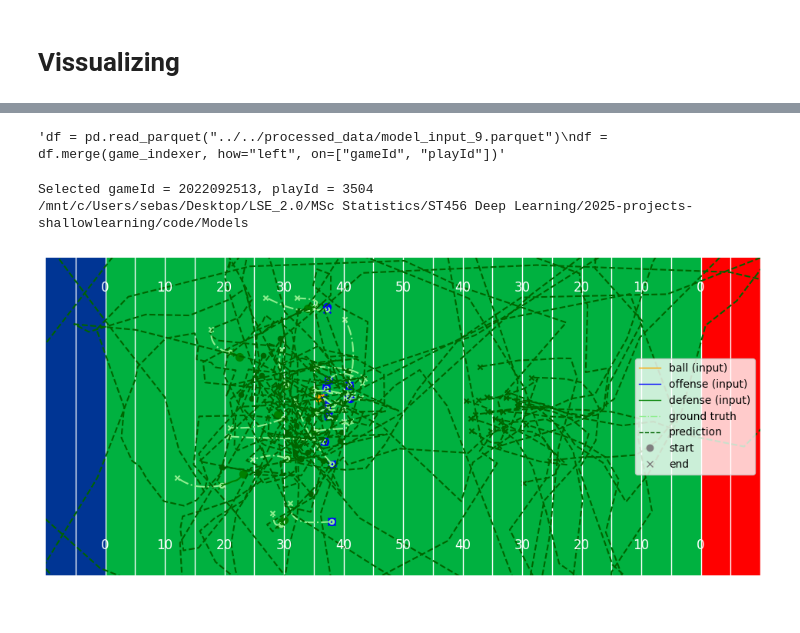
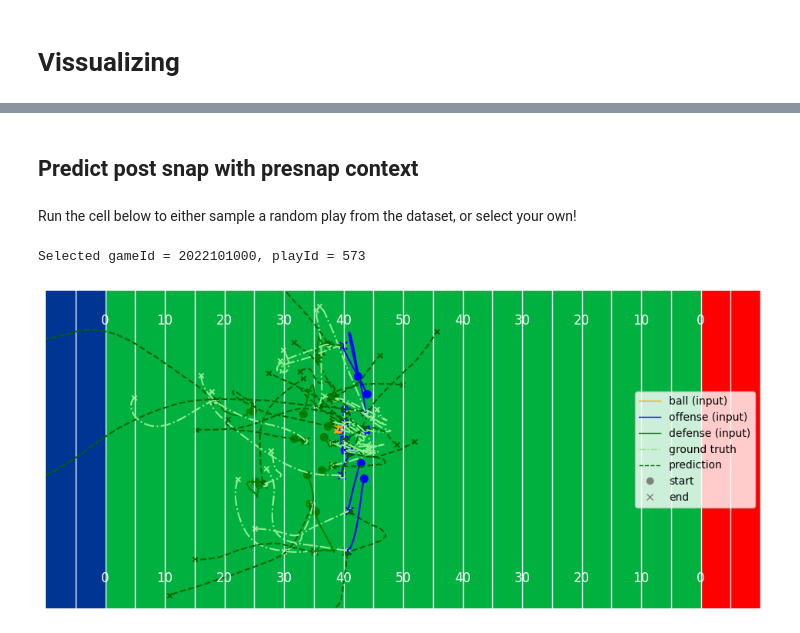
Before and after one commit to pholmes116/NFL-player-trajectories-public, a Jupyter notebook: code/Models/Base_transformer.ipynb, the cells around one changed output, grey strips where cells are left out. Drawn from its saved outputs; the diff is of its cells as text; code cells hidden in the pictures.

```diff
--- a/code/Models/Base_transformer.ipynb
+++ b/code/Models/Base_transformer.ipynb
@@ -30,9 +76,9 @@ Visible GPUs: [PhysicalDevice(name='/physical_device:GPU:0', device_type='GPU')]
 # %%
 #WEIGHT_PATTERN = "weights/epoch_{:03d}-val{:.4f}.weights.h5"
 
-WEIGHT_FILE = "../../weights/epoch_006-val0.004148.weights.h5"   # adjust as needed
+WEIGHT_FILE = f"{WEIGHT_FOLDER}/best.weights.h5"   # adjust as needed
 
-model = TransformerPredictor(dtype_policy="mixed_float16")  # or omit arg for fp32
+model = TransformerPredictor(dtype_policy="mixed_float16", **cfg_base)  # or omit arg for fp32
 #model = TransformerPredictor()
 model.load_weights(WEIGHT_FILE)
 
@@ -135,42 +183,48 @@ import polars as pl
+# %% [markdown]
+## Predict post snap with presnap context
 # %%
 game_indexer = pd.read_parquet("../../processed_data/train_test_val.parquet")
 
-"""df = pd.read_parquet("../../processed_data/model_input_9.parquet")
-df = df.merge(game_indexer, how="left", on=["gameId", "playId"])"""
+df = pd.read_parquet("../../processed_data/model_input_2.parquet")
+df = df[['gameId', 'playId']].copy()
+
+game_indexer_test = df.merge(game_indexer, how="left", on=["gameId", "playId"])
+
+#game_indexer_test = game_indexer.loc[game_indexer['split'] == "test", ['gameId', 'playId']].copy()
-# %% [output]
-'df = pd.read_parquet("../../processed_data/model_input_9.parquet")\ndf = df.merge(game_indexer, how="left", on=["gameId", "playId"])'
+# %% [markdown]
+Run  the cell below to either sample a random play from the dataset, or select your own!
 # %%
 # Filter to test rows and pick one at random
-N_STEPS = 30
+N_STEPS = 50
 
-row = (
-    game_indexer
-    .loc[game_indexer['split'] == "test", ['gameId', 'playId']]
-    .sample(n=1)
-)
 
-# Extract into Python variables
-gameId = row['gameId'].iloc[0]
-playId = row['playId'].iloc[0]
+#################### Samples a random play from the test set #####################
+row = game_indexer_test.sample(n=1)  # pick a random row from the test set
+
+gameId = row['gameId'].iloc[0] # Replace with specific gameId if needed
+playId = row['playId'].iloc[0] # Replace with specific gameId if needed
+
+###################################################################################
 
 print(f"Selected gameId = {gameId}, playId = {playId}")
 
 context_seq, gt_future = load_play(
     parquet_path="../../processed_data/model_input_9.parquet",
     game_id=gameId,
     play_id=playId,
     ctx_len=100,
     n_future=N_STEPS,
 )
 
+################## CHANGE DEPENDING ON MODEL ##################
 pred = model.predict_autoregressive(context_seq, n_steps=N_STEPS)
+###############################################################
 
 _ = custom_visualizer.plot_trajectories(
         sequence=context_seq[0],
         ground_truth_seq=gt_future,
         pred_seq=pred,
-        offense='all', defense='all', include_ball=True)
+        offense='all', defense='all', include_ball=True,)
 # %% [output]
-Selected gameId = 2022092513, playId = 3504
-/mnt/c/Users/sebas/Desktop/LSE_2.0/MSc Statistics/ST456 Deep Learning/2025-projects-shallowlearning/code/Models
+Selected gameId = 2022101000, playId = 573
-[figure, old version]
+[figure, new version]
```
Also changed, not shown: parts of 22 cells of this notebook, 3 other files.
